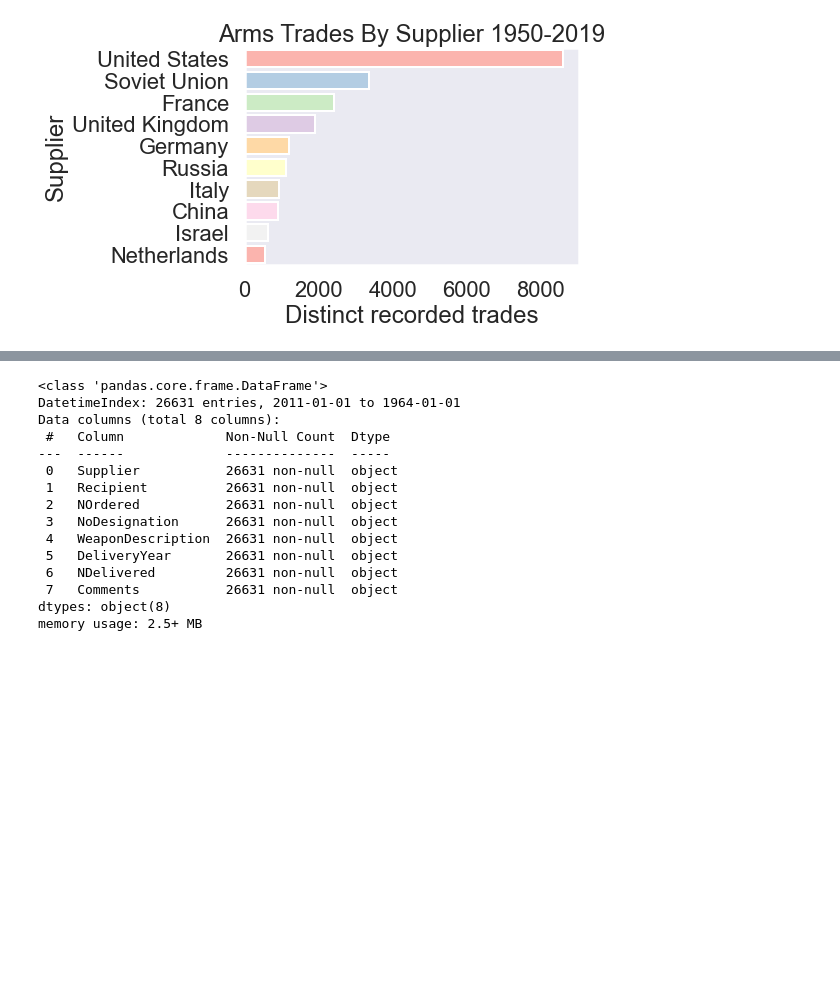
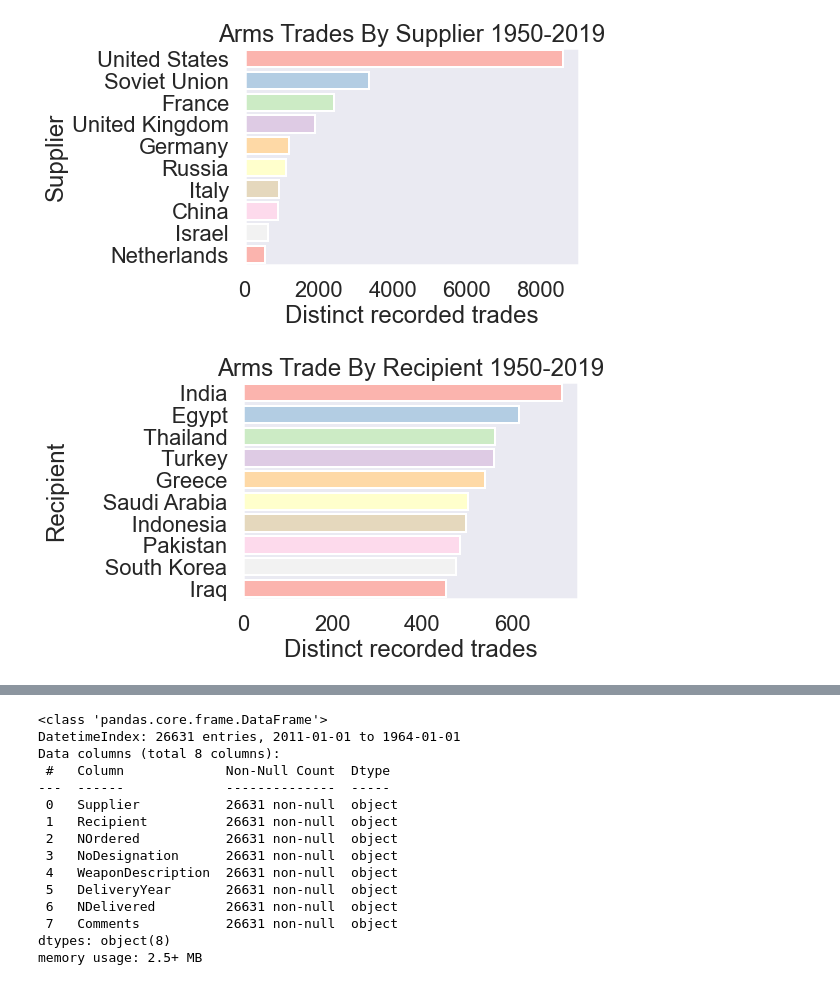
Before and after one commit to MichaelBurak/arms-trade-analysis, a Jupyter notebook: sipri-trades.ipynb, the cells around one changed output, grey strips where cells are left out. Cells and saved outputs as stored; diff of their text form; code cells hidden in the pictures; blank space fills up the shorter version.

```diff
--- a/sipri-trades.ipynb
+++ b/sipri-trades.ipynb
@@ -969,6 +969,17 @@ ax.set_xlabel("Distinct recorded trades")
 fig.savefig('top_10_suppliers.png',bbox_inches='tight')
 # %% [output]
 [figure]
+# %%
+sns.countplot(y="Recipient", saturation=2, data=time_df, palette="Pastel1",
+              order=time_df['Recipient'].value_counts().iloc[:10].index)
+
+fig = plt.gcf()
+ax = plt.gca()
+ax.set_title("Arms Trade By Recipient 1950-2019")
+ax.set_xlabel("Distinct recorded trades")
+fig.savefig('top_10_recipients.png',bbox_inches='tight')
+# %% [output]
+[figure, added]
 # %%
 time_df.Supplier.value_counts()
 # %% [output]
```
Also changed, not shown: parts of 29 cells of this notebook, 3 other files.
